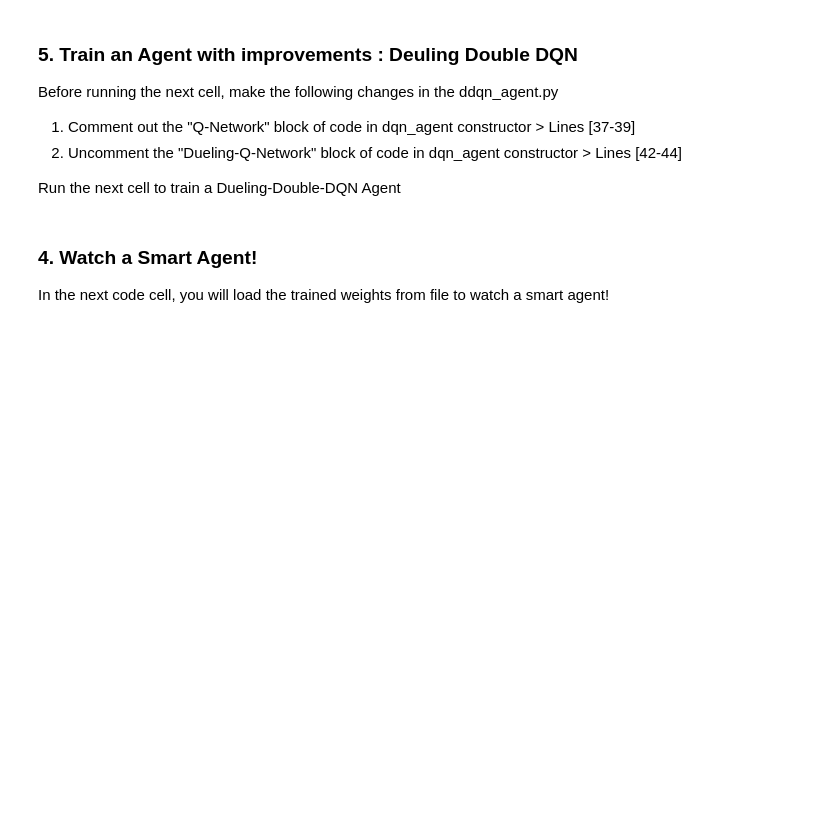
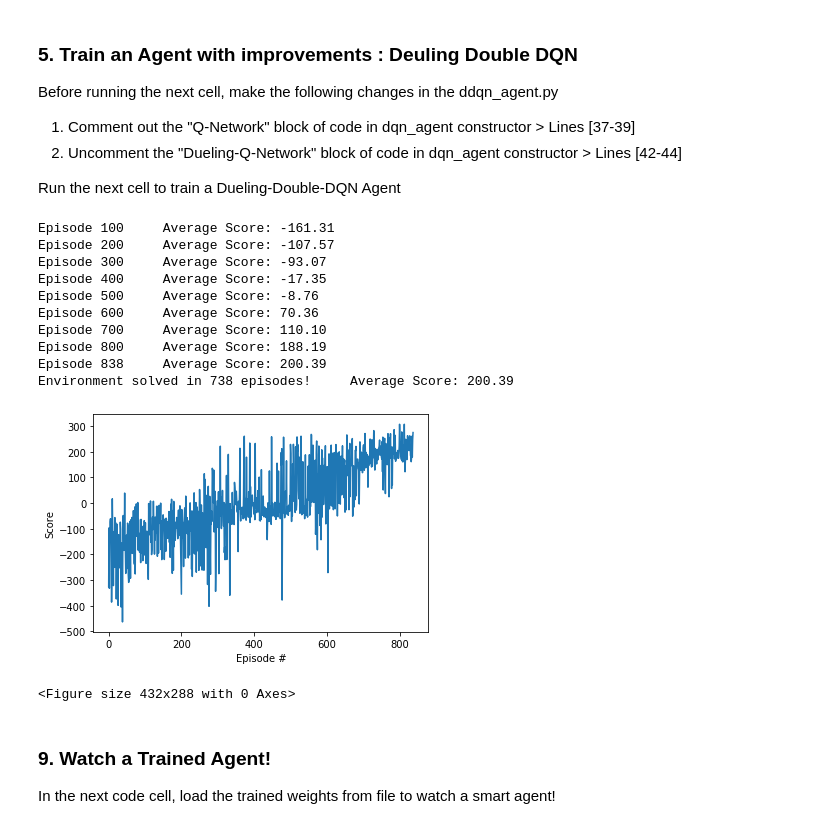
Before and after one commit to Srikanth-Kb/Q-Learning-Agents, a Jupyter notebook: Comparison_Of_DQNs.ipynb, the cells around one changed output. Drawn from its saved outputs; the diff is of its cells as text; code cells hidden in the pictures; blank space fills up the shorter version.

```diff
--- a/Comparison_Of_DQNs.ipynb
+++ b/Comparison_Of_DQNs.ipynb
@@ -249,38 +306,55 @@ def duelingddqn(n_episodes=2000, max_t=1000, eps_start=1.0, eps_end=0.01, eps_de
         state = env.reset()
         score = 0
         for t in range(max_t):
             action = agent.act(state, eps)
             next_state, reward, done, _ = env.step(action)
             agent.step(state, action, reward, next_state, done)
             state = next_state
             score += reward
             if done:
                 break
         scores_window.append(score)       # save most recent score
         scores.append(score)              # save most recent score
         eps = max(eps_end, eps_decay*eps) # decrease epsilon
         print('\rEpisode {}\tAverage Score: {:.2f}'.format(i_episode, np.mean(scores_window)), end="")
         if i_episode % 100 == 0:
             print('\rEpisode {}\tAverage Score: {:.2f}'.format(i_episode, np.mean(scores_window)))
         if np.mean(scores_window)>=200.0:
             print('\nEnvironment solved in {:d} episodes!\tAverage Score: {:.2f}'.format(i_episode-100, np.mean(scores_window)))
-            torch.save(agent.qnetwork_local.state_dict(), 'checkpoint_duelingddqn.pth')
+            torch.save(agent.qnetwork_local.state_dict(), 'weights/checkpoint_duelingddqn.pth')
             break
     return scores
 
 duelingddqn_scores = duelingddqn()
+
+# Save the scores for comparison
+with open("duelingddqn_scores.txt", "wb") as fp:
+    pickle.dump(duelingddqn_scores, fp)
 
 # plot the scores
 fig = plt.figure()
 ax = fig.add_subplot(111)
 plt.plot(np.arange(len(duelingddqn_scores)), duelingddqn_scores)
 plt.ylabel('Score')
 plt.xlabel('Episode #')
+plt.savefig('Dueling-Double-DQN-Agent-performance.png')
 plt.show()
-plt.savefig('Dueling-Double-DQN-Agent-performance.png')
+# %% [output]
+Episode 100     Average Score: -161.31
+Episode 200     Average Score: -107.57
+Episode 300     Average Score: -93.07
+Episode 400     Average Score: -17.35
+Episode 500     Average Score: -8.76
+Episode 600     Average Score: 70.36
+Episode 700     Average Score: 110.10
+Episode 800     Average Score: 188.19
+Episode 838     Average Score: 200.39
+Environment solved in 738 episodes!     Average Score: 200.39
+[figure, added]
+<Figure size 432x288 with 0 Axes>
 # %% [markdown]
-### 4. Watch a Smart Agent!
+### 9. Watch a Trained Agent!
 
-In the next code cell, you will load the trained weights from file to watch a smart agent!
+In the next code cell, load the trained weights from file to watch a smart agent!
 # %%
 # load the weights from file
```
Also changed, not shown: parts of 7 cells of this notebook.
